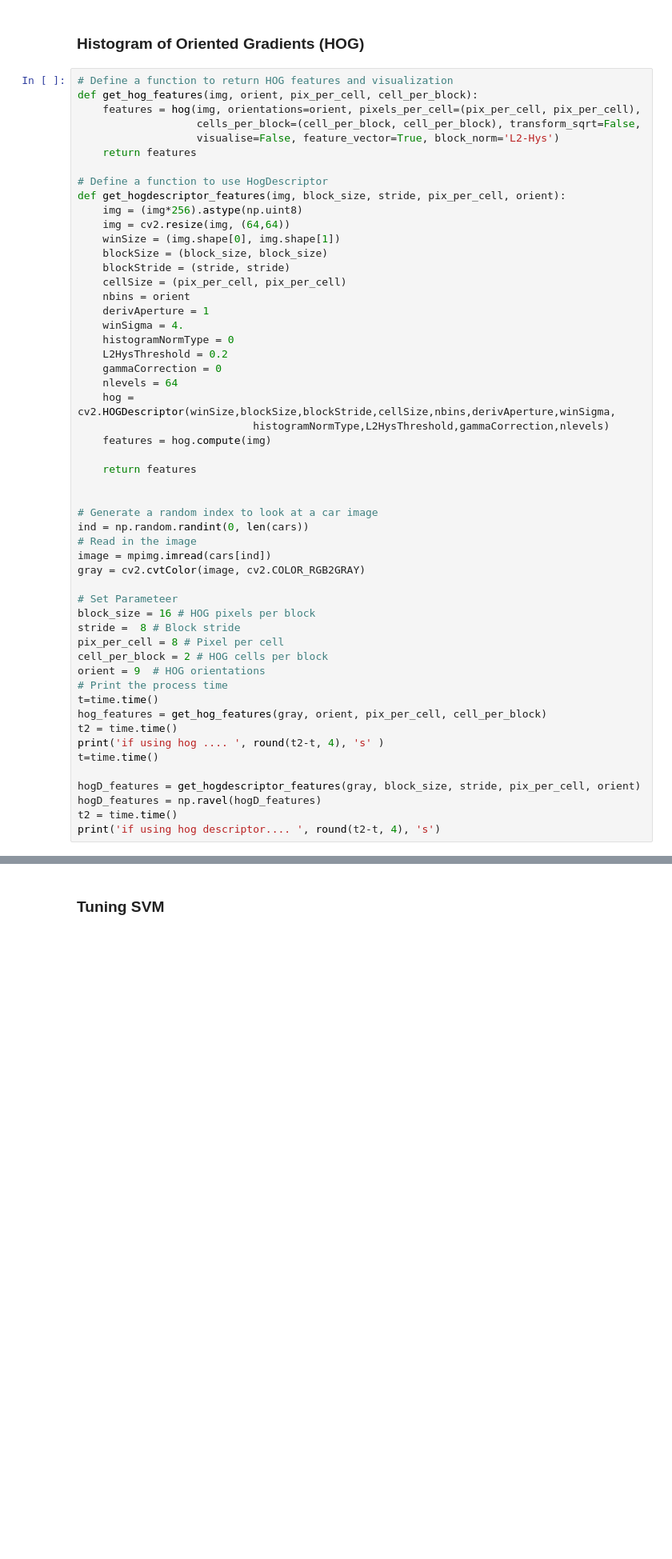
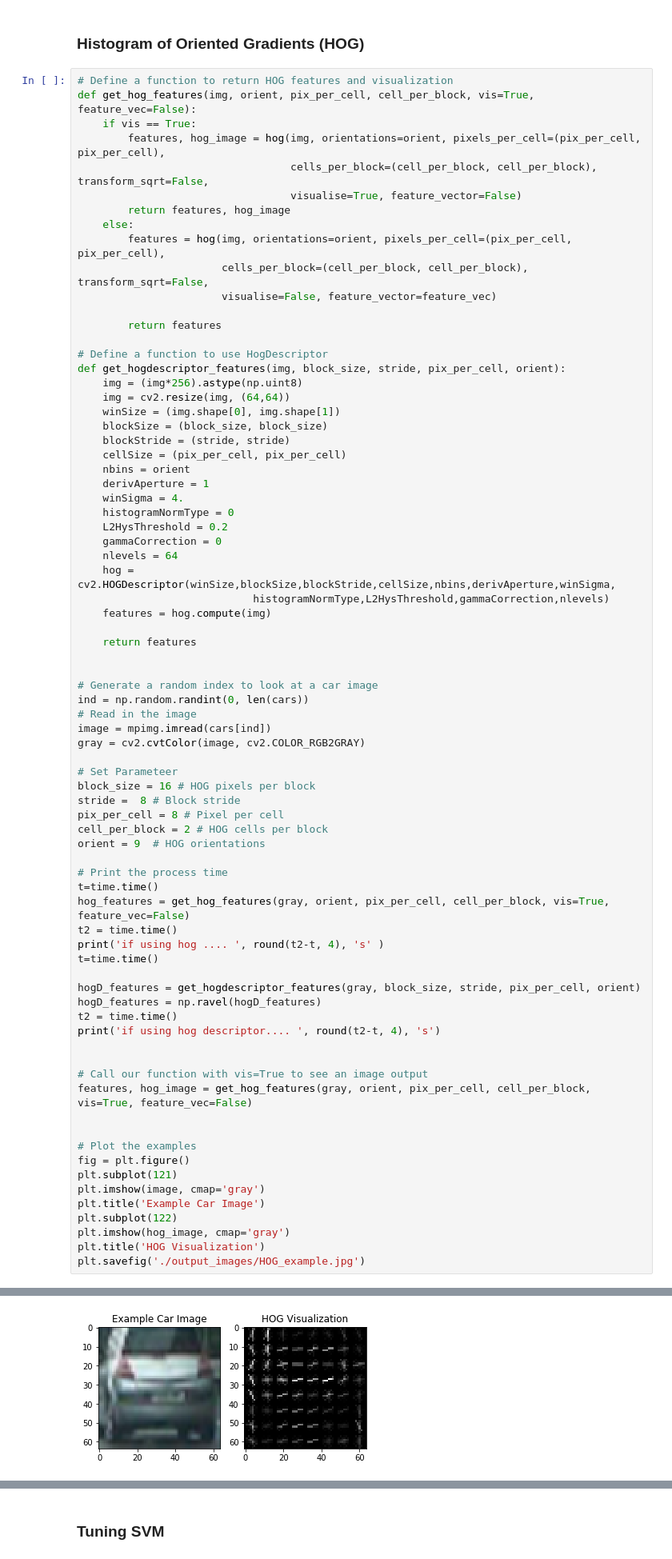
Before and after one commit to shotaro12oyama/udacity-vehicle-detection, a Jupyter notebook: Vehicle_Detection.ipynb, the cells around one changed output, grey strips where cells are left out. Shown at 80% size. Saved outputs shown, nothing was run; the diff lists cells and outputs as text; blank space fills up the shorter version.

```diff
--- a/Vehicle_Detection.ipynb
+++ b/Vehicle_Detection.ipynb
@@ -100,11 +107,18 @@ of size:  (64, 64, 3)  and data type: uint8
 ### Histogram of Oriented Gradients (HOG)
 # %%
 # Define a function to return HOG features and visualization
-def get_hog_features(img, orient, pix_per_cell, cell_per_block):
-    features = hog(img, orientations=orient, pixels_per_cell=(pix_per_cell, pix_per_cell),
-                   cells_per_block=(cell_per_block, cell_per_block), transform_sqrt=False,
-                   visualise=False, feature_vector=True, block_norm='L2-Hys')
-    return features
+def get_hog_features(img, orient, pix_per_cell, cell_per_block, vis=True, feature_vec=False):
+    if vis == True:
+        features, hog_image = hog(img, orientations=orient, pixels_per_cell=(pix_per_cell, pix_per_cell),
+                                  cells_per_block=(cell_per_block, cell_per_block), transform_sqrt=False,
+                                  visualise=True, feature_vector=False)
+        return features, hog_image
+    else:
+        features = hog(img, orientations=orient, pixels_per_cell=(pix_per_cell, pix_per_cell),
+                       cells_per_block=(cell_per_block, cell_per_block), transform_sqrt=False,
+                       visualise=False, feature_vector=feature_vec)
+
+        return features
 
 # Define a function to use HogDescriptor
 def get_hogdescriptor_features(img, block_size, stride, pix_per_cell, orient):
@@ -140,9 +154,10 @@ stride =  8 # Block stride
 pix_per_cell = 8 # Pixel per cell
 cell_per_block = 2 # HOG cells per block
 orient = 9  # HOG orientations
+
 # Print the process time
 t=time.time()
-hog_features = get_hog_features(gray, orient, pix_per_cell, cell_per_block)
+hog_features = get_hog_features(gray, orient, pix_per_cell, cell_per_block, vis=True, feature_vec=False)
 t2 = time.time()
 print('if using hog .... ', round(t2-t, 4), 's' )
 t=time.time()
@@ -151,4 +166,19 @@ hogD_features = get_hogdescriptor_features(gray, block_size, stride, pix_per_cel
 hogD_features = np.ravel(hogD_features)
 t2 = time.time()
 print('if using hog descriptor.... ', round(t2-t, 4), 's')
+
+
+# Call our function with vis=True to see an image output
+features, hog_image = get_hog_features(gray, orient, pix_per_cell, cell_per_block, vis=True, feature_vec=False)
+
+
+# Plot the examples
+fig = plt.figure()
+plt.subplot(121)
+plt.imshow(image, cmap='gray')
+plt.title('Example Car Image')
+plt.subplot(122)
+plt.imshow(hog_image, cmap='gray')
+plt.title('HOG Visualization')
+plt.savefig('./output_images/HOG_example.jpg')
 # %% [output]
@@ -157,3 +187,4 @@ if using hog descriptor....  0.0005 s
+[figure, added]
 # %%
 # Define a function to compute binned color features
 def bin_spatial(img, size=(32, 32)):
```
Also changed, not shown: parts of 13 cells of this notebook, 3 other files.
